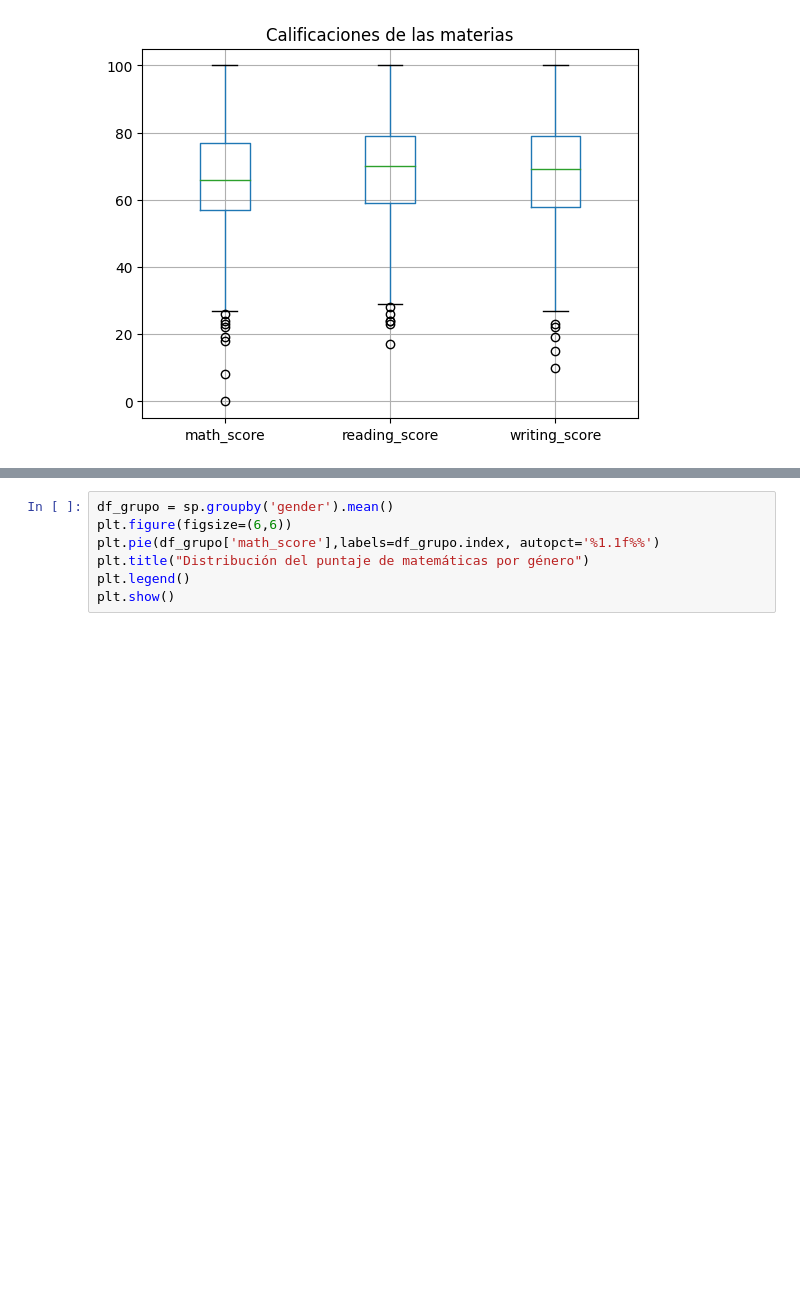
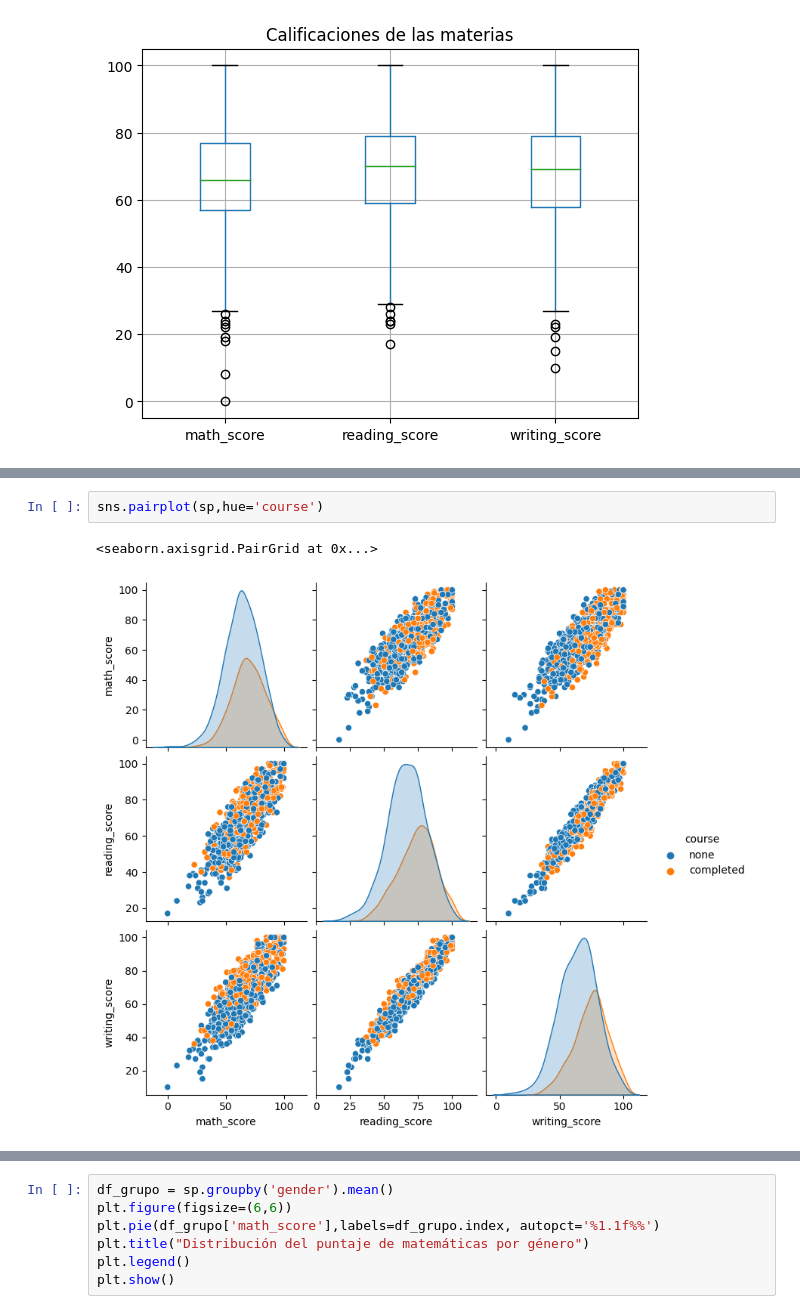
Before and after one commit to Dern965/CienciaDatosTriada, a Jupyter notebook: Proyectos/Unidad1/EDA/Proyecto2_Triada.ipynb, the cells around one changed output, grey strips where cells are left out. Cells and saved outputs as stored; diff of their text form; blank space fills up the shorter version.

```diff
--- a/Proyectos/Unidad1/EDA/Proyecto2_Triada.ipynb
+++ b/Proyectos/Unidad1/EDA/Proyecto2_Triada.ipynb
@@ -241,0 +254,5 @@ plt.show()
+# %%
+sns.pairplot(sp,hue='course')
+# %% [output]
+<seaborn.axisgrid.PairGrid at 0x...>
+[figure, added]
```
Also changed, not shown: parts of 10 cells of this notebook.
